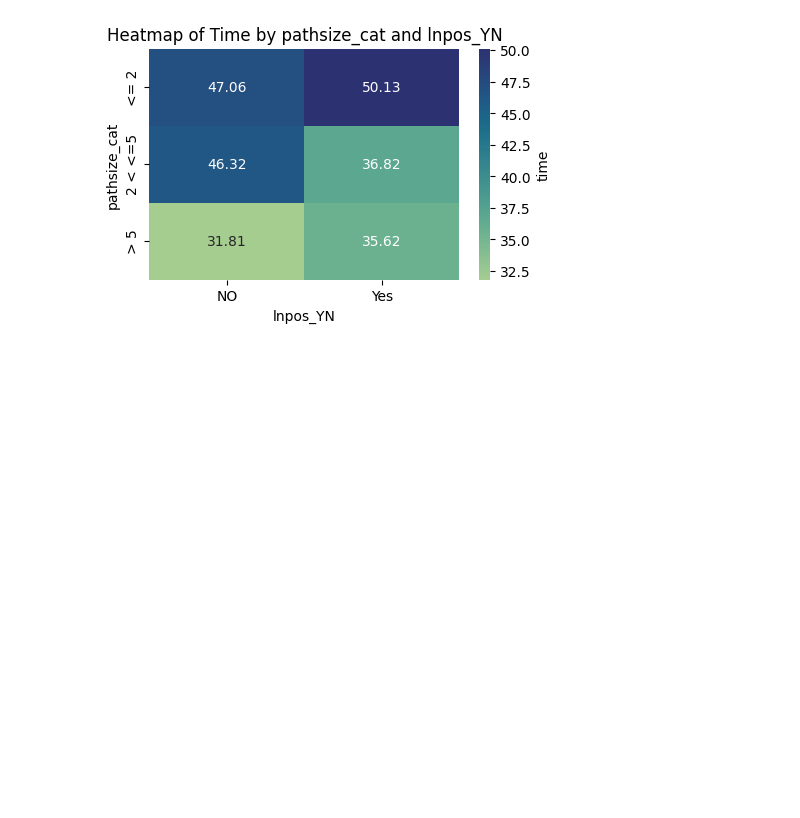
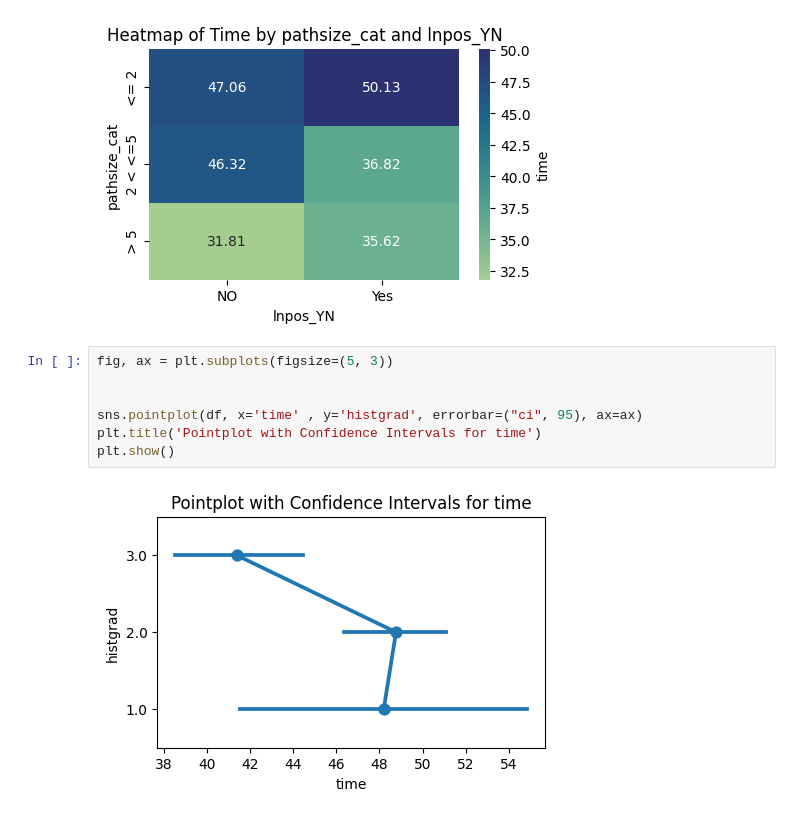
Before and after one commit to aryanssd/-sixteenth-exercices-for-loop, a Jupyter notebook: descriptive-statics.ipynb, the cells around one changed output. Cells and saved outputs as stored; diff of their text form; blank space fills up the shorter version.

Commit message:
Kaggle Notebook | Descriptive Statics | pointplot

```diff
--- a/descriptive-statics.ipynb
+++ b/descriptive-statics.ipynb
@@ -412,3 +412,12 @@ plt.title('Heatmap of Time by pathsize_cat and lnpos_YN')
 plt.show()
 # %% [output]
 [figure]
+# %%
+fig, ax = plt.subplots(figsize=(5, 3))
+
+
+sns.pointplot(df, x='time' , y='histgrad', errorbar=("ci", 95), ax=ax)
+plt.title('Pointplot with Confidence Intervals for time')
+plt.show()
+# %% [output]
+[figure, added]
```
